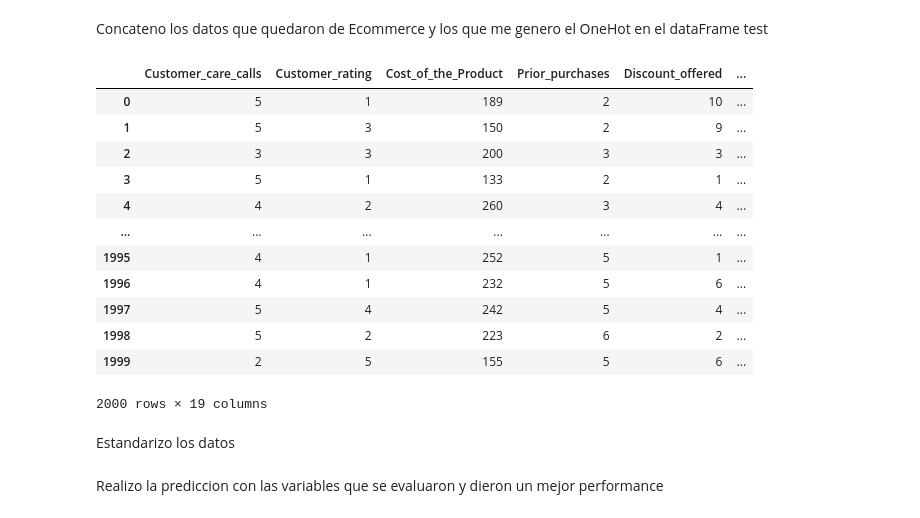
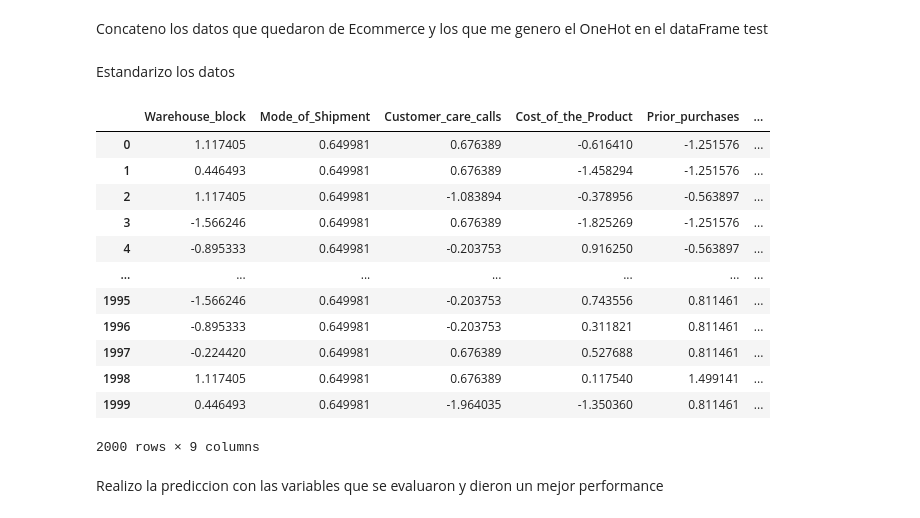
Before and after one commit to Edward-Htc/Datathon, a Jupyter notebook: ML/2_Modelamiento.ipynb, the cells around one changed output. Saved outputs shown, nothing was run; the diff lists cells and outputs as text; code cells hidden in the pictures.

```diff
--- a/ML/2_Modelamiento.ipynb
+++ b/ML/2_Modelamiento.ipynb
@@ -281,4 +292,4 @@ test.columns =["Warehouse_block_a","Warehouse_block_b","Warehouse_block_c","Ware
 # %% [markdown]
 Elimino las columnas categoricas anteriores
 # %%
-ecommerce.drop(columns=categoricos,inplace=True)
+#ecommerce.drop(columns=categoricos,inplace=True)
@@ -305,19 +300,3 @@ final = pd.concat([ecommerce,test],axis=1)
-# %%
-final
-# %% [output]
-|  | Customer_care_calls | Customer_rating | Cost_of_the_Product | Prior_purchases | Discount_offered | ... |
-| 0 | 5 | 1 | 189 | 2 | 10 | ... |
-| 1 | 5 | 3 | 150 | 2 | 9 | ... |
-| 2 | 3 | 3 | 200 | 3 | 3 | ... |
-| 3 | 5 | 1 | 133 | 2 | 1 | ... |
-| 4 | 4 | 2 | 260 | 3 | 4 | ... |
-| ... | ... | ... | ... | ... | ... | ... |
-| 1995 | 4 | 1 | 252 | 5 | 1 | ... |
-| 1996 | 4 | 1 | 232 | 5 | 6 | ... |
-| 1997 | 5 | 4 | 242 | 5 | 4 | ... |
-| 1998 | 5 | 2 | 223 | 6 | 2 | ... |
-| 1999 | 2 | 5 | 155 | 5 | 6 | ... |
-2000 rows × 19 columns
 # %% [markdown]
 Estandarizo los datos
 # %%
@@ -328,3 +309,19 @@ test_scaler.columns = final.columns
+# %%
+test_scaler
+# %% [output]
+|  | Warehouse_block | Mode_of_Shipment | Customer_care_calls | Cost_of_the_Product | Prior_purchases | ... |
+| 0 | 1.117405 | 0.649981 | 0.676389 | -0.616410 | -1.251576 | ... |
+| 1 | 0.446493 | 0.649981 | 0.676389 | -1.458294 | -1.251576 | ... |
+| 2 | 1.117405 | 0.649981 | -1.083894 | -0.378956 | -0.563897 | ... |
+| 3 | -1.566246 | 0.649981 | 0.676389 | -1.825269 | -1.251576 | ... |
+| 4 | -0.895333 | 0.649981 | -0.203753 | 0.916250 | -0.563897 | ... |
+| ... | ... | ... | ... | ... | ... | ... |
+| 1995 | -1.566246 | 0.649981 | -0.203753 | 0.743556 | 0.811461 | ... |
+| 1996 | -0.895333 | 0.649981 | -0.203753 | 0.311821 | 0.811461 | ... |
+| 1997 | -0.224420 | 0.649981 | 0.676389 | 0.527688 | 0.811461 | ... |
+| 1998 | 1.117405 | 0.649981 | 0.676389 | 0.117540 | 1.499141 | ... |
+| 1999 | 0.446493 | 0.649981 | -1.964035 | -1.350360 | 0.811461 | ... |
+2000 rows × 9 columns
 # %% [markdown]
 Realizo la prediccion con las variables que se evaluaron y dieron un mejor performance
 # %%
```
Also changed, not shown: parts of 63 cells of this notebook, 2 other files.
